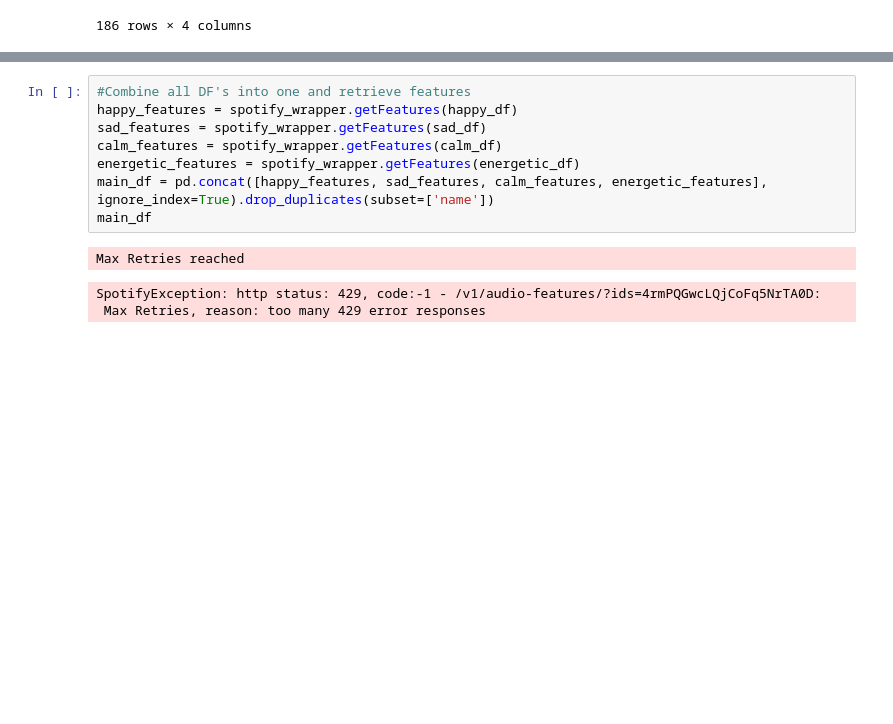
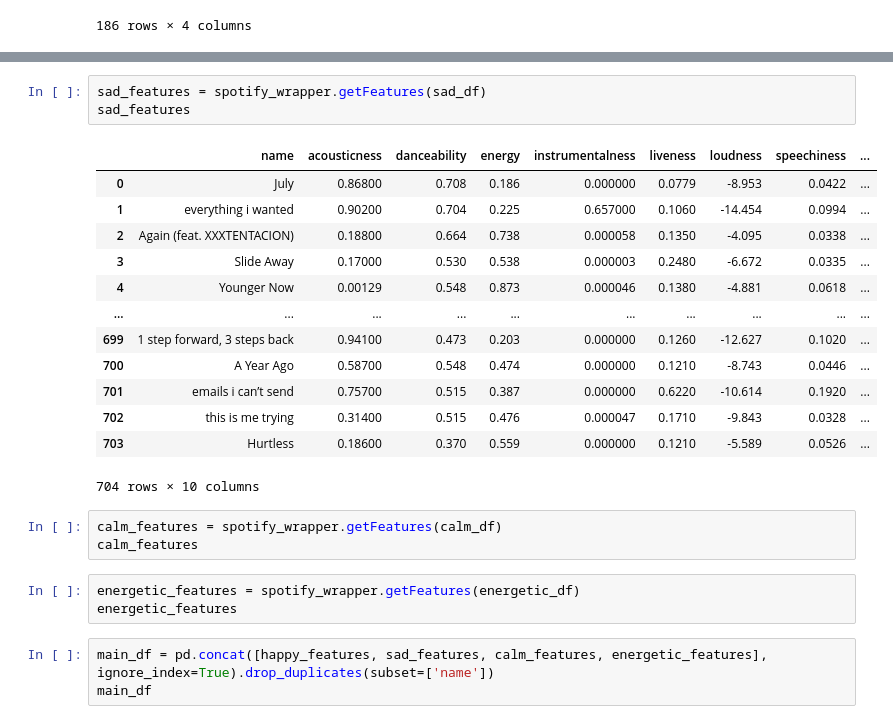
Before and after one commit to chriskontsis/AiTunes, a Jupyter notebook: Reccomender/SongRec.ipynb, the cells around one changed output, grey strips where cells are left out. Saved outputs shown, nothing was run; the diff lists cells and outputs as text; blank space fills up the shorter version.

```diff
--- a/Reccomender/SongRec.ipynb
+++ b/Reccomender/SongRec.ipynb
@@ -353,12 +384,26 @@ calm_df
+# %%
+sad_features = spotify_wrapper.getFeatures(sad_df)
+sad_features
+# %% [output]
+|  | name | acousticness | danceability | energy | instrumentalness | liveness | loudness | speechiness | ... |
+| 0 | July | 0.86800 | 0.708 | 0.186 | 0.000000 | 0.0779 | -8.953 | 0.0422 | ... |
+| 1 | everything i wanted | 0.90200 | 0.704 | 0.225 | 0.657000 | 0.1060 | -14.454 | 0.0994 | ... |
+| 2 | Again (feat. XXXTENTACION) | 0.18800 | 0.664 | 0.738 | 0.000058 | 0.1350 | -4.095 | 0.0338 | ... |
+| 3 | Slide Away | 0.17000 | 0.530 | 0.538 | 0.000003 | 0.2480 | -6.672 | 0.0335 | ... |
+| 4 | Younger Now | 0.00129 | 0.548 | 0.873 | 0.000046 | 0.1380 | -4.881 | 0.0618 | ... |
+| ... | ... | ... | ... | ... | ... | ... | ... | ... | ... |
+| 699 | 1 step forward, 3 steps back | 0.94100 | 0.473 | 0.203 | 0.000000 | 0.1260 | -12.627 | 0.1020 | ... |
+| 700 | A Year Ago | 0.58700 | 0.548 | 0.474 | 0.000000 | 0.1210 | -8.743 | 0.0446 | ... |
+| 701 | emails i can’t send | 0.75700 | 0.515 | 0.387 | 0.000000 | 0.6220 | -10.614 | 0.1920 | ... |
+| 702 | this is me trying | 0.31400 | 0.515 | 0.476 | 0.000047 | 0.1710 | -9.843 | 0.0328 | ... |
+| 703 | Hurtless | 0.18600 | 0.370 | 0.559 | 0.000000 | 0.1210 | -5.589 | 0.0526 | ... |
+704 rows × 10 columns
+# %%
+calm_features = spotify_wrapper.getFeatures(calm_df)
+calm_features
+# %%
+energetic_features = spotify_wrapper.getFeatures(energetic_df)
+energetic_features
 # %%
-#Combine all DF's into one and retrieve features
-happy_features = spotify_wrapper.getFeatures(happy_df)
-sad_features = spotify_wrapper.getFeatures(sad_df)
-calm_features = spotify_wrapper.getFeatures(calm_df)
-energetic_features = spotify_wrapper.getFeatures(energetic_df)
 main_df = pd.concat([happy_features, sad_features, calm_features, energetic_features], ignore_index=True).drop_duplicates(subset=['name'])
 main_df
-# %% [output]
-Max Retries reached
-SpotifyException: http status: 429, code:-1 - /v1/audio-features/?ids=4rmPQGwcLQjCoFq5NrTA0D:
- Max Retries, reason: too many 429 error responses
```
Also changed, not shown: parts of 18 cells of this notebook, 2 other files.
